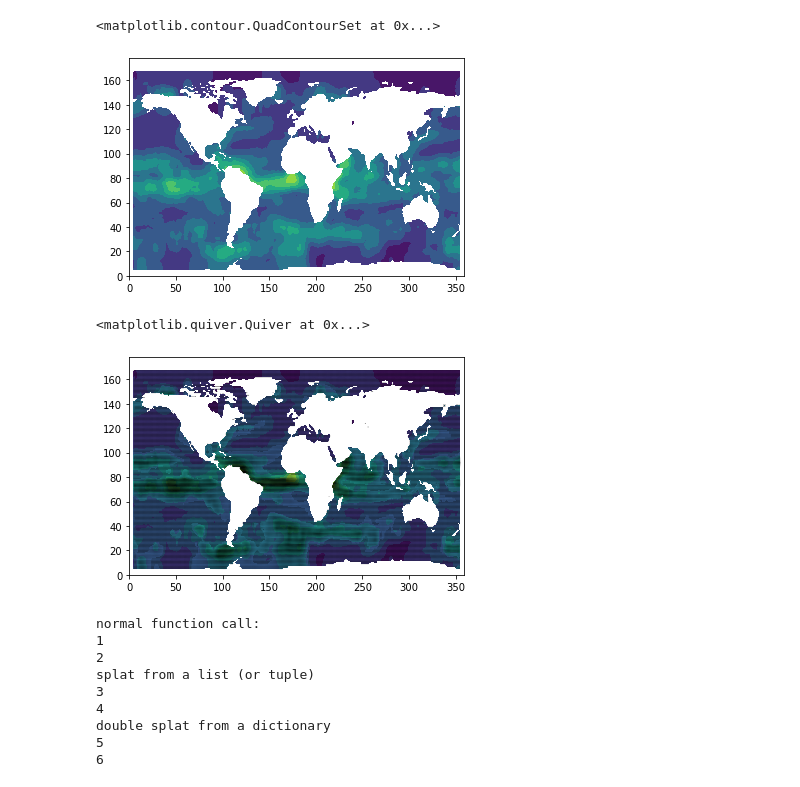
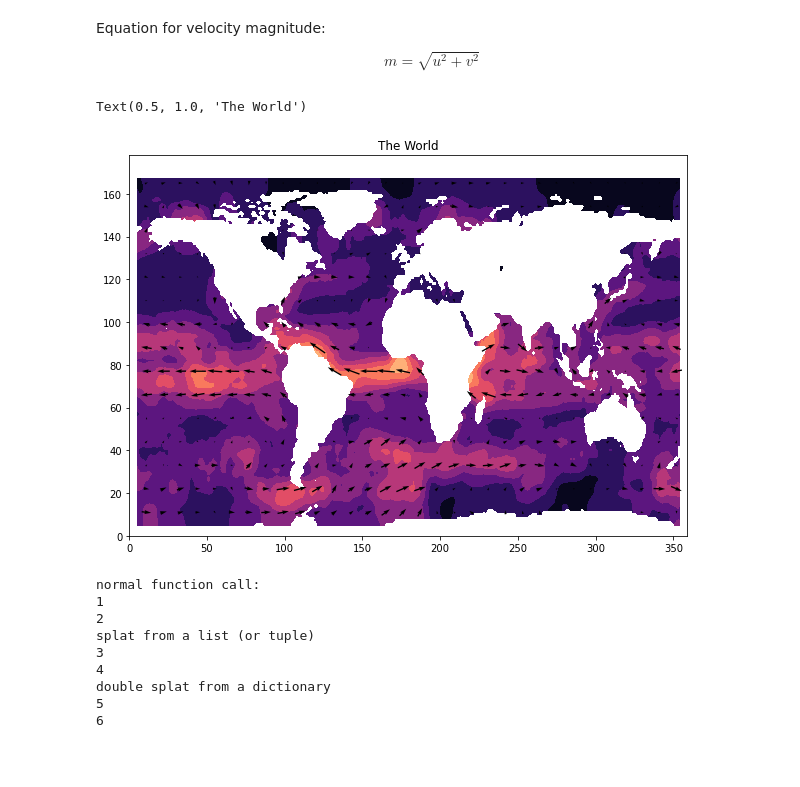
Before and after one commit to AndrewLoeppky/eosc211_students, a Jupyter notebook: e211_python_2021/wk09/lab_wk9/lab_wk9.ipynb, the cells around one changed output. Drawn from its saved outputs; the diff is of its cells as text; code cells hidden in the pictures; blank space fills up the shorter version.

```diff
--- a/e211_python_2021/wk09/lab_wk9/lab_wk9.ipynb
+++ b/e211_python_2021/wk09/lab_wk9/lab_wk9.ipynb
@@ -202,3 +198,9 @@ $$
+# %% [markdown]
+Equation for velocity magnitude:
+
+$$
+m = \sqrt{u^2 + v^2}
+$$
 # %%
 #lons, lats, u, v = move_to_grid(lats, lons, u_vel, v_vel)  # the standard way
 lons, lats, u, v = move_to_grid(**var_dict)  # the honking great way
@@ -212,18 +214,6 @@ u_filt = mean2d(u, filter_width)
 v_filt = mean2d(v, filter_width)
 m_filt = mean2d(m, filter_width)
 
-# grab only the decfac^th element of each array on which to plot arrows
-#arrow_mask = np.
-
-plt.contourf(m_filt)
+# apply mask to make nicely spaced arrows
+u_masked = mask_nth(u_filt, filter_width)
+v_masked = mask_nth(v_filt, filter_width)
-# %% [output]
-<matplotlib.contour.QuadContourSet at 0x...>
-[figure, removed]
-# %%
-fig, ax = plt.subplots()
-
-ax.contourf(m_filt)
-ax.quiver(u_filt, v_filt, pivot="middle")
-# %% [output]
-<matplotlib.quiver.Quiver at 0x...>
-[figure, removed]
@@ -232,3 +220,13 @@ masked_map = mask_nth(m_filt, 10)
+# %%
+# do the plot
+fig, ax = plt.subplots(figsize=(10,7))
+
+ax.contourf(m_filt,cmap="magma")
+ax.quiver(u_masked, v_masked, pivot="middle", scale=15)
+ax.set_title("The World")
+# %% [output]
+Text(0.5, 1.0, 'The World')
+[figure, added]
 # %%
 # splatting and doublesplatting tutorial snippet
 
```
Also changed, not shown: parts of 7 cells of this notebook, 1 other file.
